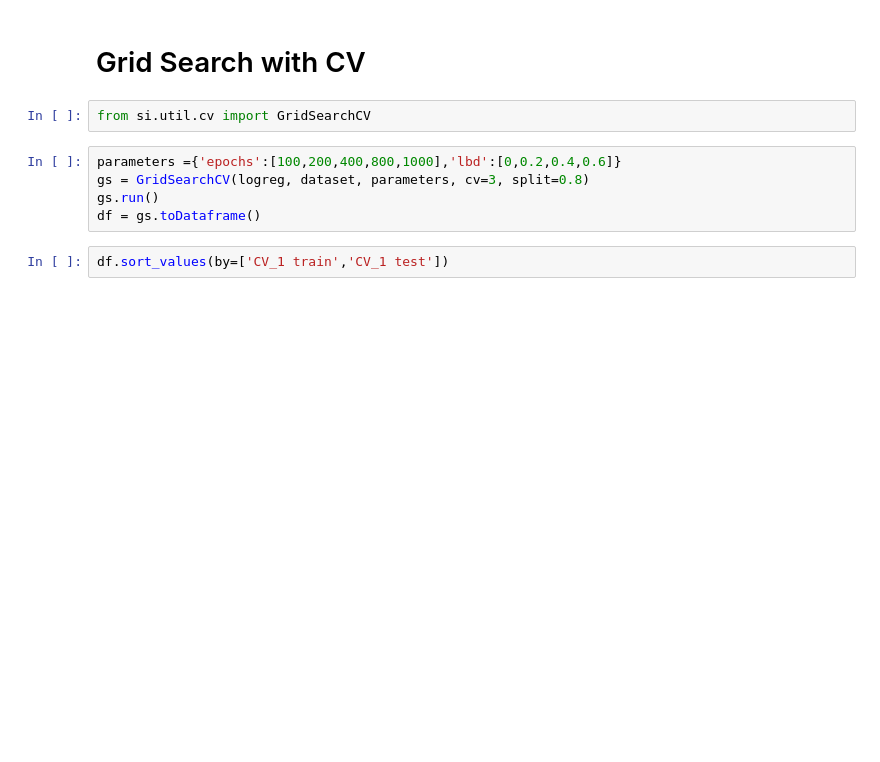
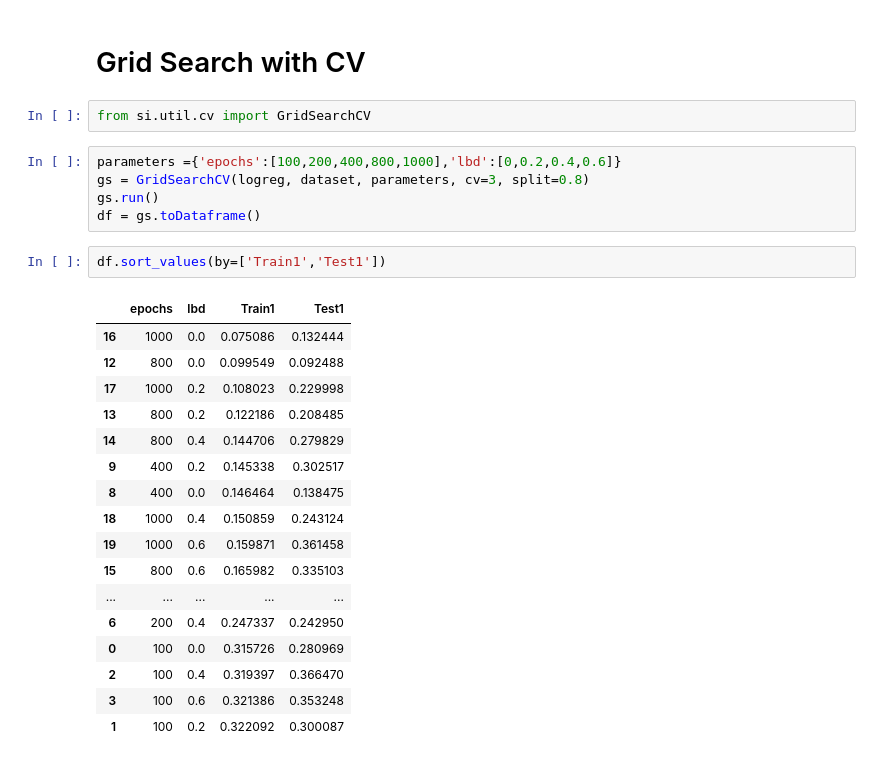
Before and after one commit to pg42870/SIB, a Jupyter notebook: scripts/eval2.ipynb, the cells around one changed output. Drawn from its saved outputs; the diff is of its cells as text; blank space fills up the shorter version.

```diff
--- a/scripts/eval2.ipynb
+++ b/scripts/eval2.ipynb
@@ -190,4 +201,22 @@ gs = GridSearchCV(logreg, dataset, parameters, cv=3, split=0.8)
 gs.run()
 df = gs.toDataframe()
 # %%
-df.sort_values(by=['CV_1 train','CV_1 test'])
+df.sort_values(by=['Train1','Test1'])
+# %% [output]
+|  | epochs | lbd | Train1 | Test1 |
+| 16 | 1000 | 0.0 | 0.075086 | 0.132444 |
+| 12 | 800 | 0.0 | 0.099549 | 0.092488 |
+| 17 | 1000 | 0.2 | 0.108023 | 0.229998 |
+| 13 | 800 | 0.2 | 0.122186 | 0.208485 |
+| 14 | 800 | 0.4 | 0.144706 | 0.279829 |
+| 9 | 400 | 0.2 | 0.145338 | 0.302517 |
+| 8 | 400 | 0.0 | 0.146464 | 0.138475 |
+| 18 | 1000 | 0.4 | 0.150859 | 0.243124 |
+| 19 | 1000 | 0.6 | 0.159871 | 0.361458 |
+| 15 | 800 | 0.6 | 0.165982 | 0.335103 |
+| ... | ... | ... | ... | ... |
+| 6 | 200 | 0.4 | 0.247337 | 0.242950 |
+| 0 | 100 | 0.0 | 0.315726 | 0.280969 |
+| 2 | 100 | 0.4 | 0.319397 | 0.366470 |
+| 3 | 100 | 0.6 | 0.321386 | 0.353248 |
+| 1 | 100 | 0.2 | 0.322092 | 0.300087 |
```
Also changed, not shown: parts of 2 cells of this notebook, 1 other file.
